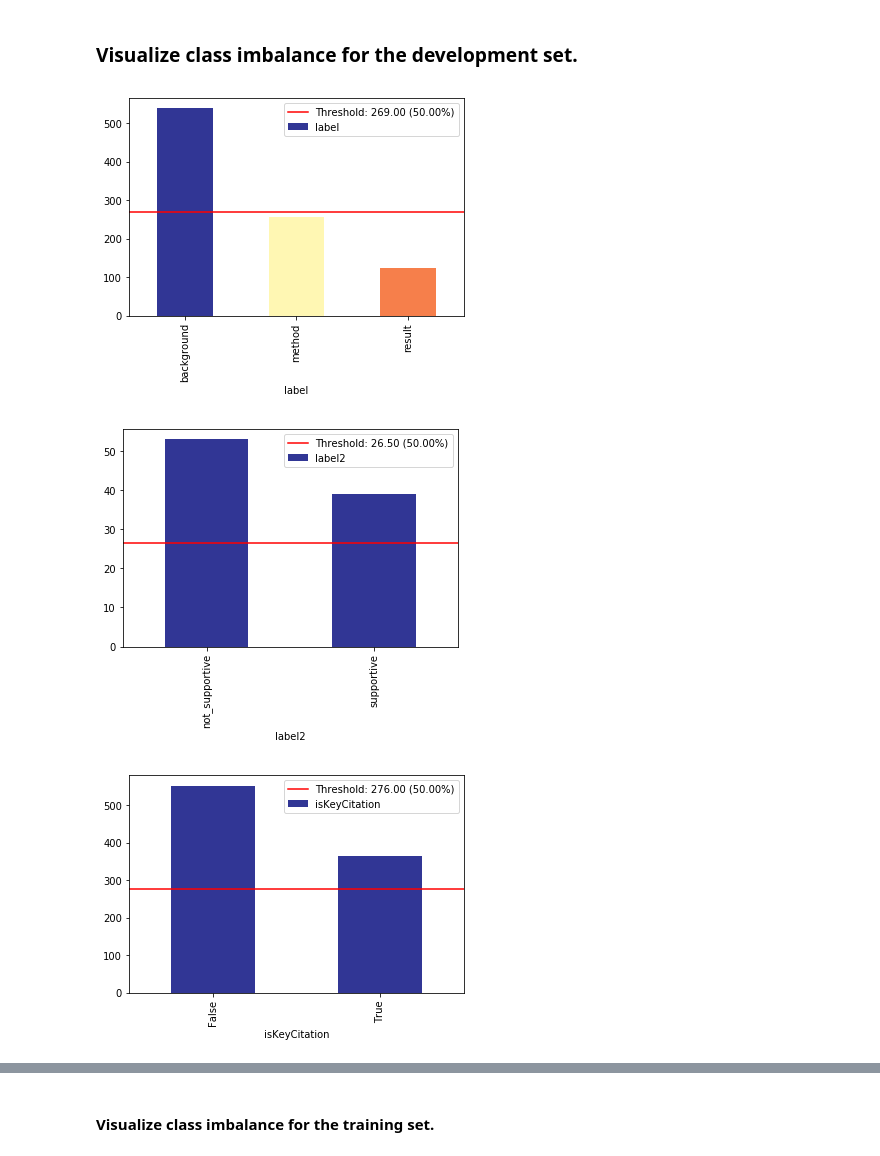
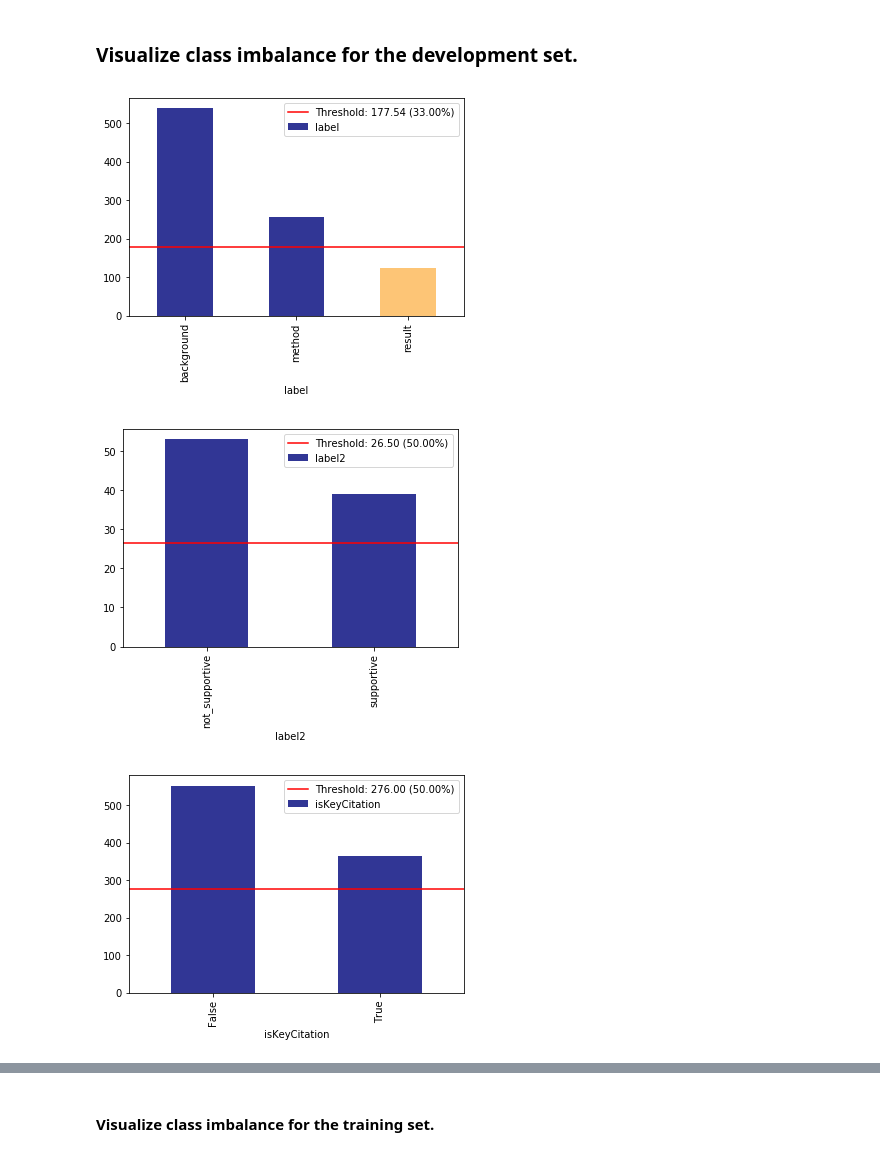
Before and after one commit to StoyanVenDimitrov/cl_team_lab, a Jupyter notebook: notebooks/data_analysis.ipynb, the cells around one changed output, grey strips where cells are left out. Drawn from its saved outputs; the diff is of its cells as text; code cells hidden in the pictures.

```diff
--- a/notebooks/data_analysis.ipynb
+++ b/notebooks/data_analysis.ipynb
@@ -34,11 +43,11 @@ df_dev.head()
 # %% [markdown]
 ### Visualize class imbalance for the development set.
 # %%
-ims = xai.imbalance_plot(df_dev, "label", categorical_cols=["label"])
+ims = xai.imbalance_plot(df_dev, "label", categorical_cols=["label"], threshold=0.33)
 ims = xai.imbalance_plot(df_dev, "label2", categorical_cols=["label2"])
 ims = xai.imbalance_plot(df_dev, "isKeyCitation", categorical_cols=["isKeyCitation"])
 # %% [output]
-[figure, old version]
+[figure, new version]
 [figure]
 [figure]
 [interactive output not drawn]
```
Also changed, not shown: parts of 4 cells of this notebook.
